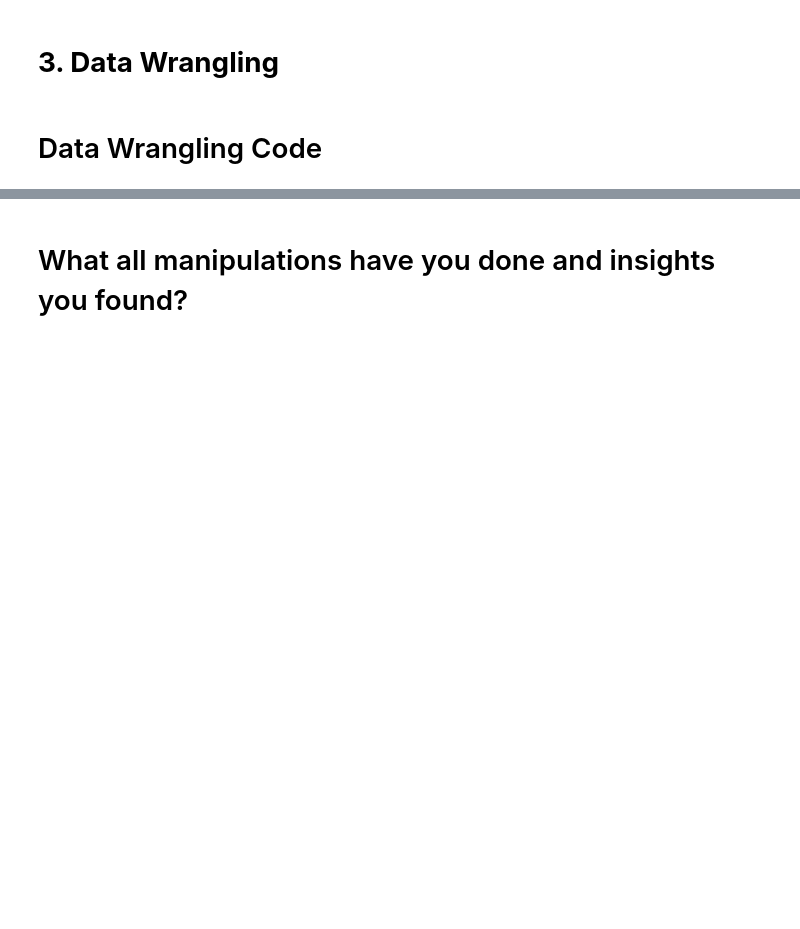
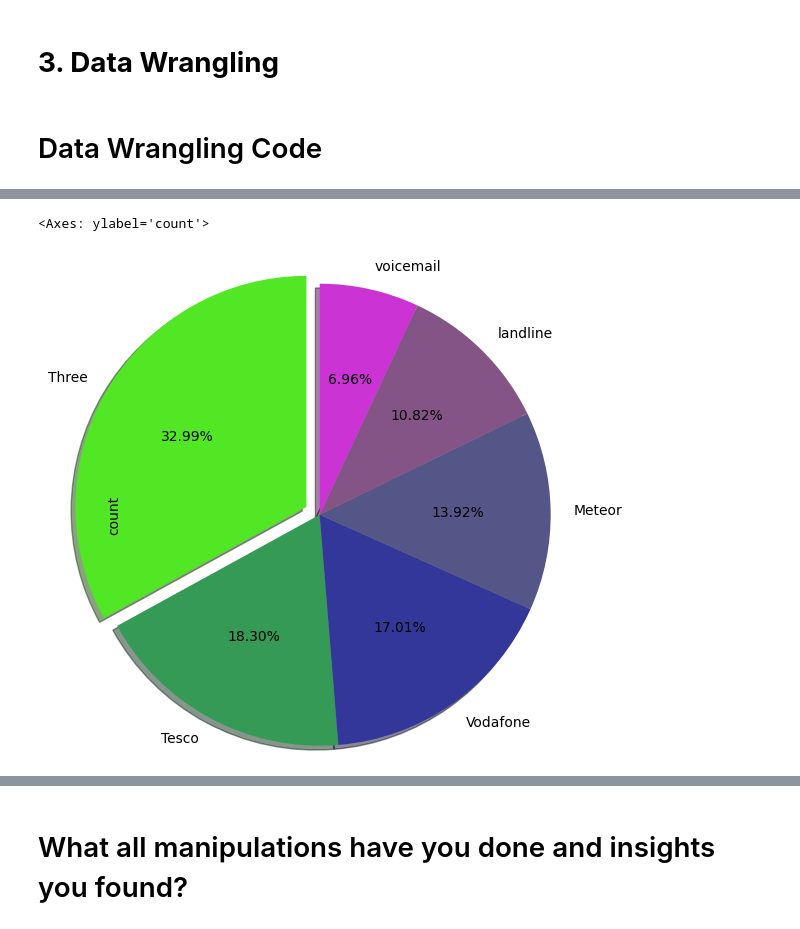
Before and after one commit to Jit562/EDA_PHONE_DATA_CAPTIONS_PROJECT, a Jupyter notebook: EDA_PHONE_DATA_PROJECT.ipynb, the cells around one changed output, grey strips where cells are left out. Cells and saved outputs as stored; diff of their text form; code cells hidden in the pictures; blank space fills up the shorter version.

```diff
--- a/EDA_PHONE_DATA_PROJECT.ipynb
+++ b/EDA_PHONE_DATA_PROJECT.ipynb
@@ -309,3 +310,6 @@ Unique values for variable 'network_type': 6
 # Data Wrangling Code
 # %%
 # Write your code to make your dataset analysis ready.
+# %%
+# set the index which variable is unique
+df.set_index('index',inplace=True)
@@ -311,0 +445,3 @@ Unique values for variable 'network_type': 6
+# %%
+# convert datetime formate
+df['date'] = df['date'].str[:8].apply(lambda x: datetime.strptime(x,'%y/%m/%d'))
@@ -311,0 +481,11 @@ Unique values for variable 'network_type': 6
+# %%
+# find the only calling data
+df_call = df[df['item']=='call']
+# %%
+explode = (0.1, 0, 0, 0, 0, 0)
+bar_colors = ['#51E724', '#349A56', '#34379A', '#545687','#845487', '#CB33D5']
+df_call['network'].value_counts().plot(kind='pie', explode=explode, shadow = True, autopct='%1.2f%%', colors=bar_colors, startangle=90,  radius=1.5)
+#plt.legend()
+# %% [output]
+<Axes: ylabel='count'>
+[figure, added]
```
Also changed, not shown: parts of 57 cells of this notebook.
